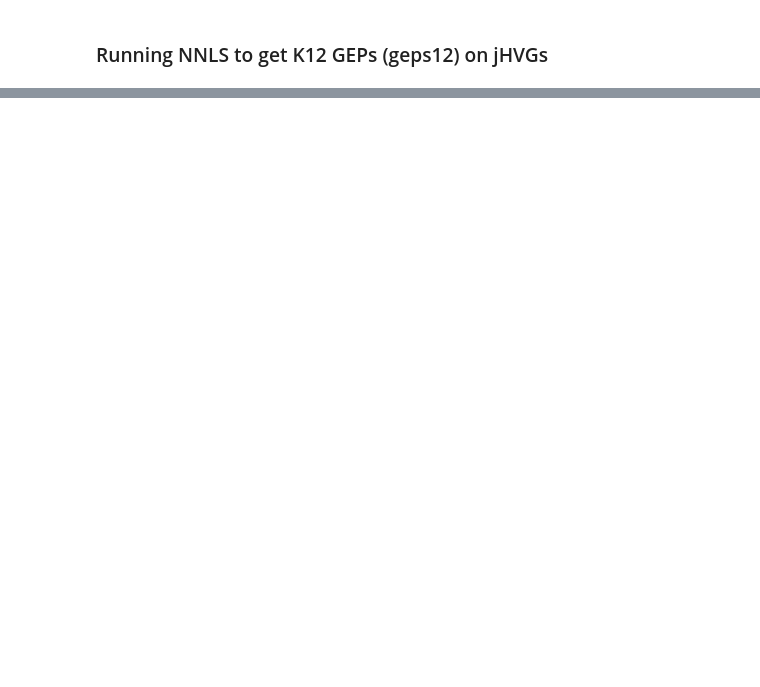
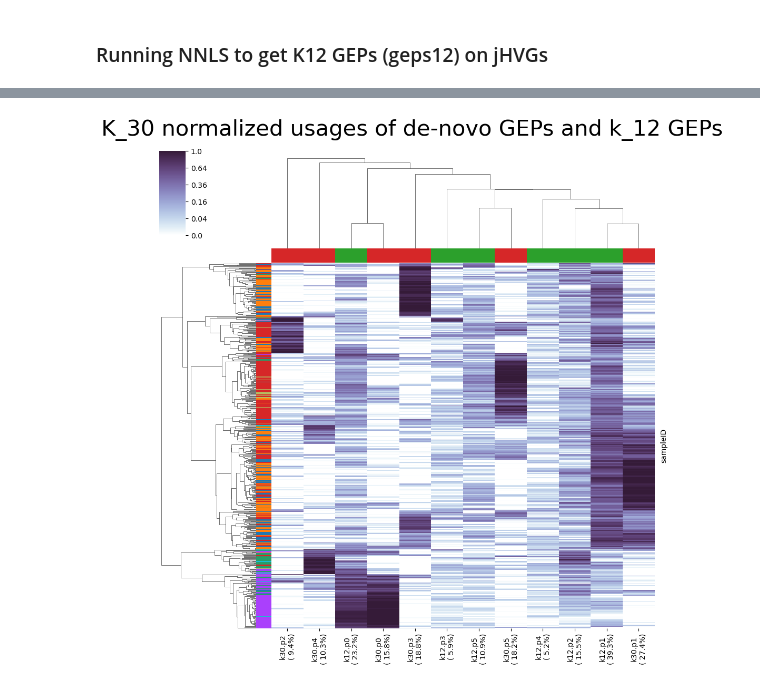
Before and after one commit to nitzanlab/gep-dynamics, a Jupyter notebook: notebooks/playground.ipynb, the cells around one changed output, grey strips where cells are left out. Drawn from its saved outputs; the diff is of its cells as text; code cells hidden in the pictures; blank space fills up the shorter version.

```diff
--- a/notebooks/playground.ipynb
+++ b/notebooks/playground.ipynb
@@ -177,0 +322,19 @@ beta 1 loss = 318910.9375, # iterations was 200
+# %%
+title = f'K_30 normalized usages of de-novo GEPs and k_12 GEPs'
+
+dict_key0 = 'k12'
+res_dict0 = pfnmf_results[dict_key0]
+
+dict_key1 = 'de_novo'
+res_dict1 = pfnmf_results[dict_key1]
+
+joint_usages = np.concatenate([res_dict0['norm_usage'], res_dict1['norm_usage']], axis=1)
+
+joint_labels = res_dict0['prog_label_2l'] + res_dict1['prog_label_2l']
+
+joint_colors = [coloring_scheme[dict_key0]] * res_dict0['rank'] + [coloring_scheme[dict_key1]] * res_dict1['rank']
+
+un_sns = _utils.plot_usages_norm_clustermaps(k_30, normalized_usages=joint_usages, columns=joint_labels,
+                                             title=title, show=True, sns_clustermap_params={'col_colors': joint_colors})
+# %% [output]
+[figure, added]
```
Also changed, not shown: parts of 31 cells of this notebook, 3 other files.
